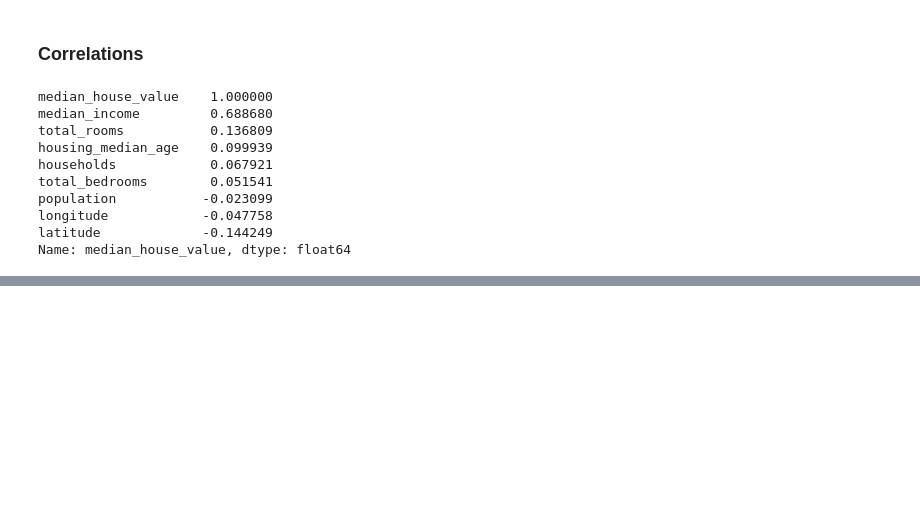
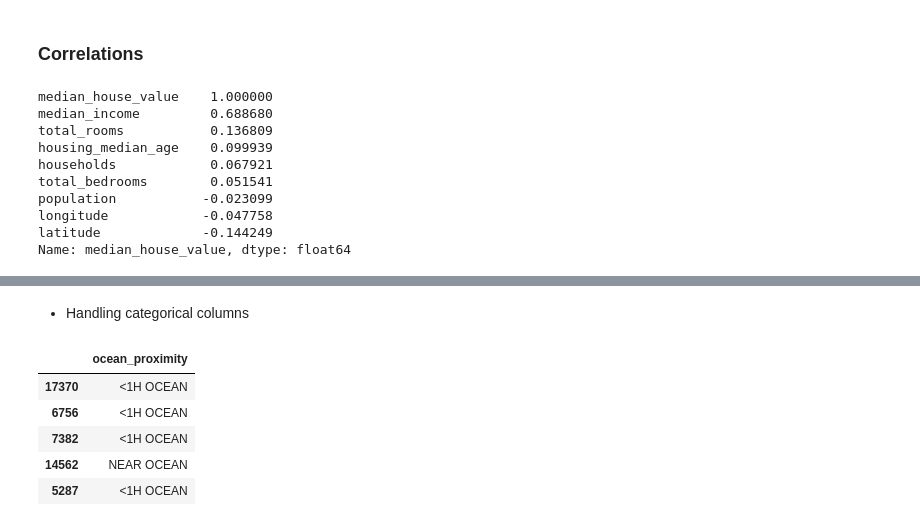
Before and after one commit to Njaramba-Riri/HoML, a Jupyter notebook: Housing.ipynb, the cells around one changed output, grey strips where cells are left out. Cells and saved outputs as stored; diff of their text form; code cells hidden in the pictures; blank space fills up the shorter version.

```diff
--- a/Housing.ipynb
+++ b/Housing.ipynb
@@ -280,0 +313,3 @@ scatter_matrix(housing[attributes], figsize=(15,10));
+# %%
+housing=strat_train_set.drop("median_house_value", axis=1)
+housing_labels=strat_train_set['median_house_value'].copy()
@@ -280,0 +380,12 @@ scatter_matrix(housing[attributes], figsize=(15,10));
+# %% [markdown]
+- Handling categorical columns
+# %%
+categorical=housing[['ocean_proximity']]
+categorical.tail()
+# %% [output]
+|  | ocean_proximity |
+| 17370 | <1H OCEAN |
+| 6756 | <1H OCEAN |
+| 7382 | <1H OCEAN |
+| 14562 | NEAR OCEAN |
+| 5287 | <1H OCEAN |
```
Also changed, not shown: parts of 35 cells of this notebook.
